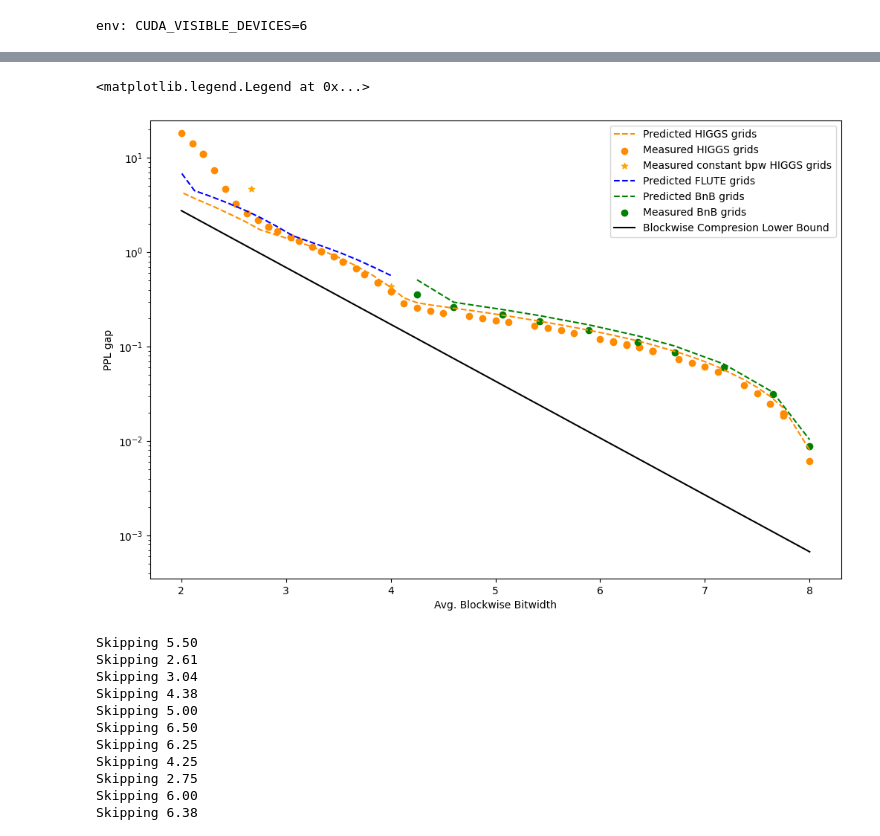
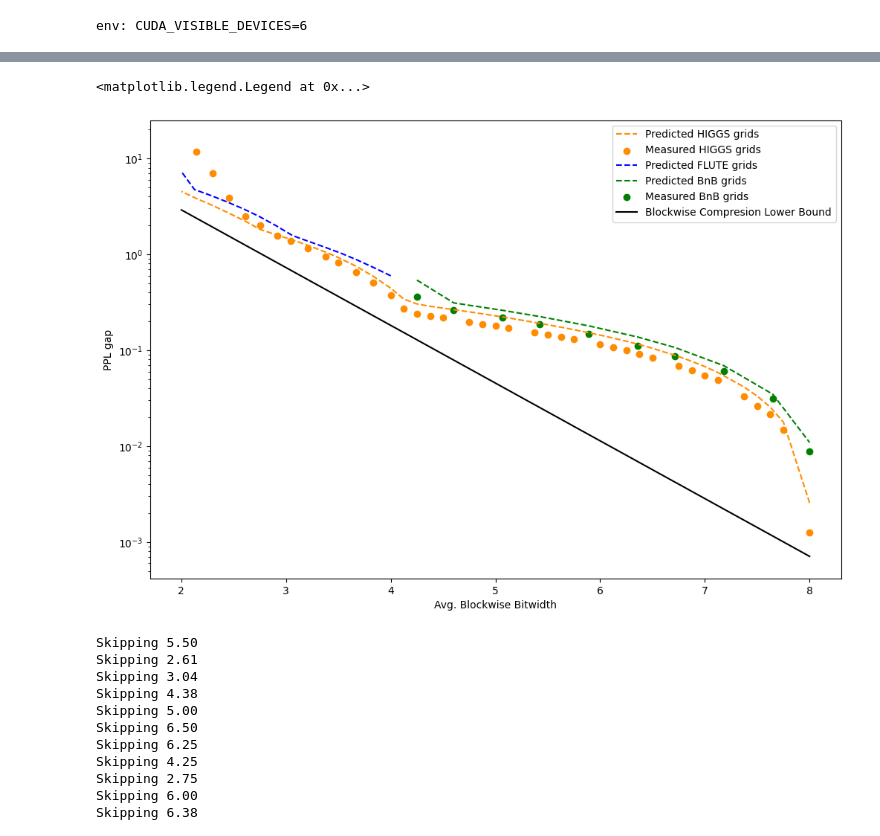
Before and after one commit to galqiwi/linear-layer-compression, a Jupyter notebook: Andrei/gptq/plots.ipynb, the cells around one changed output, grey strips where cells are left out. Drawn from its saved outputs; the diff is of its cells as text; code cells hidden in the pictures.

Commit message:
Better grids and flute-like eval

```diff
--- a/Andrei/gptq/plots.ipynb
+++ b/Andrei/gptq/plots.ipynb
@@ -571,7 +571,7 @@ import numpy as np
 api = wandb.Api()
 
 # Fetch runs from your project
-project_runs = api.runs("rock-and-roll/higgs-evals")
+project_runs = api.runs("rock-and-roll/higgs-evals-newgrids")
 
 # Placeholder for confusion matrix values
 higgs_ppls, higgs_blockwise_configs = [], []
@@ -687,8 +687,6 @@ df = str2frame(""",solution_size,solution_pred_err,solution_real_err
 
 df["bitwidht"] = df["solution_size"]
 # %%
-KOSTIL = ref_sum_slope / sum(slopes) # 0.82 # 1
-
 def get_expected_ppl_gap(slopes, grid_mses, selection):
     return (grid_mses[selection] * slopes).sum()
 
@@ -737,7 +735,7 @@ for indices in higgs_configurations:
 temp_ppl_gaps = np.asarray(temp_ppl_gaps)
 temp_bitwidths = np.asarray(temp_bitwidths)
 order = np.argsort(temp_ppl_gaps)
-plt.plot(temp_bitwidths[order], temp_ppl_gaps[order] * KOSTIL, linestyle="--", color="darkorange", label=f"Predicted HIGGS grids")
+plt.plot(temp_bitwidths[order], temp_ppl_gaps[order] , linestyle="--", color="darkorange", label=f"Predicted HIGGS grids")
 
 plt.scatter(
     higgs_bitwisths,
@@ -745,11 +743,11 @@ plt.scatter(
     color="darkorange", marker="o", label="Measured HIGGS grids"
 )
 
-plt.scatter(
-    [8/4, 8/3, 8/2],
-    np.asarray([300.50626, 10.31264, 6.03953]) - np.min(rtn_ppls),
-    color="orange", marker="*", label="Measured constant bpw HIGGS grids"
-)
+# plt.scatter(
+#     [8/4, 8/3, 8/2],
+#     np.asarray([300.50626, 10.31264, 6.03953]) - np.min(rtn_ppls),
+#     color="orange", marker="*", label="Measured constant bpw HIGGS grids"
+# )
 
 # FLUTE
 temp_ppl_gaps = []
@@ -771,7 +769,7 @@ for indices in flute_configurations:
 temp_ppl_gaps = np.asarray(temp_ppl_gaps)
 temp_bitwidths = np.asarray(temp_bitwidths)
 order = np.argsort(temp_ppl_gaps)
-plt.plot(temp_bitwidths[order], temp_ppl_gaps[order] * KOSTIL, linestyle="--", color="blue", label=f"Predicted FLUTE grids")
+plt.plot(temp_bitwidths[order], temp_ppl_gaps[order] , linestyle="--", color="blue", label=f"Predicted FLUTE grids")
 
 # QuIP#
 temp_ppl_gaps = []
@@ -817,15 +815,9 @@ temp_bitwidths = np.asarray(temp_bitwidths)
 order = np.argsort(temp_ppl_gaps)
 plt.plot(
     df["bitwidht"], # temp_bitwidths[order],
-    df["solution_pred_err"] * KOSTIL, # temp_ppl_gaps[order] * KOSTIL,
+    df["solution_pred_err"] , # temp_ppl_gaps[order] ,
     linestyle="--", color="green", label=f"Predicted BnB grids"
 )
-
-# plt.scatter(
-#     bnb_bitwidths,
-#     bnb_ppls - np.min(rtn_ppls),
-#     color="green", marker="o", label="Measured BnB grids"
-# )
 
 plt.scatter(
     df["bitwidht"],
@@ -846,35 +838,35 @@ for indices in combo_configurations:
     bitwidht = get_bitwidth(
         np.ones((32,)) / 32,
         np.asarray([grid["bits"] for grid in combo_grids]),
         np.asarray(indices),
     )
 
     temp_ppl_gaps.append(ppl_gap)
     temp_bitwidths.append(bitwidht)
 temp_ppl_gaps = np.asarray(temp_ppl_gaps)
 temp_bitwidths = np.asarray(temp_bitwidths)
 order = np.argsort(temp_ppl_gaps)
 # plt.plot(temp_bitwidths[order], temp_ppl_gaps[order], linestyle="--", label=f"Predicted FLUTE+BnB grids")
 
 plt.plot(
     np.linspace(2, 8),
-    [expected_ppl_gap(slopes, get_optimal_blockwise_bitwidths(slopes, bpw)) * KOSTIL for bpw in np.linspace(2, 8)],
+    [expected_ppl_gap(slopes, get_optimal_blockwise_bitwidths(slopes, bpw))  for bpw in np.linspace(2, 8)],
     color="black", label="Blockwise Compresion Lower Bound",
 )
 
 plt.xlabel("Avg. Blockwise Bitwidth")
 plt.ylabel("PPL gap")
 
 plt.yscale('log')
 plt.ylim(None, 25)
 # plt.xlim(2, 4.1)
 
 # plt.ylim(0, 1)
 
 plt.legend()
 # %% [output]
 <matplotlib.legend.Legend at 0x...>
-[figure, old version]
+[figure, new version]
 # %%
 import subprocess
 
```
Also changed, not shown: parts of 8 cells of this notebook, 20 other files.
